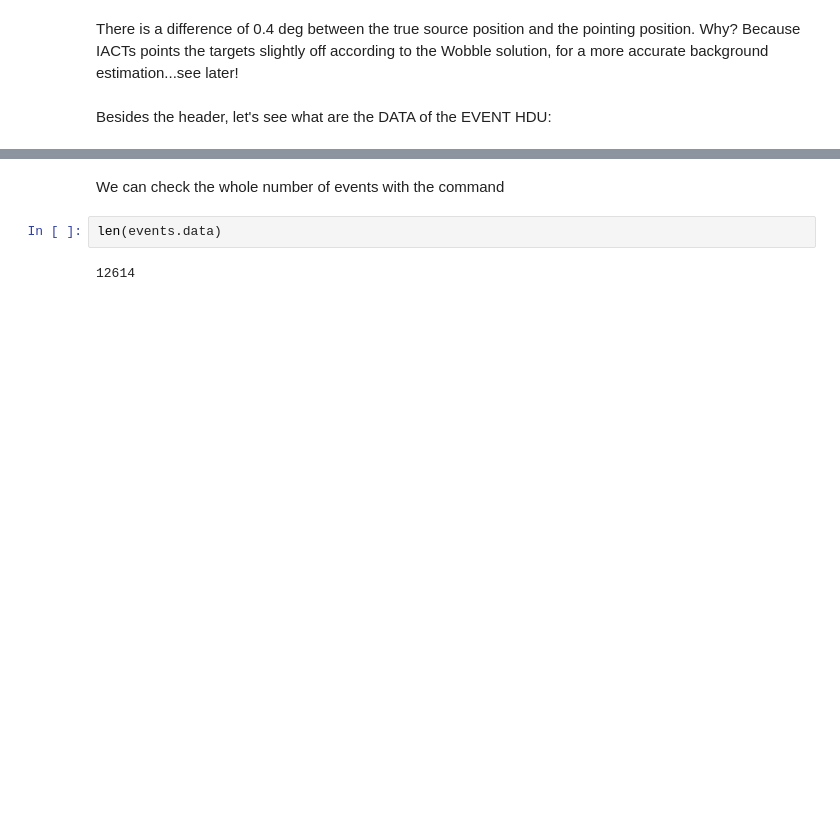
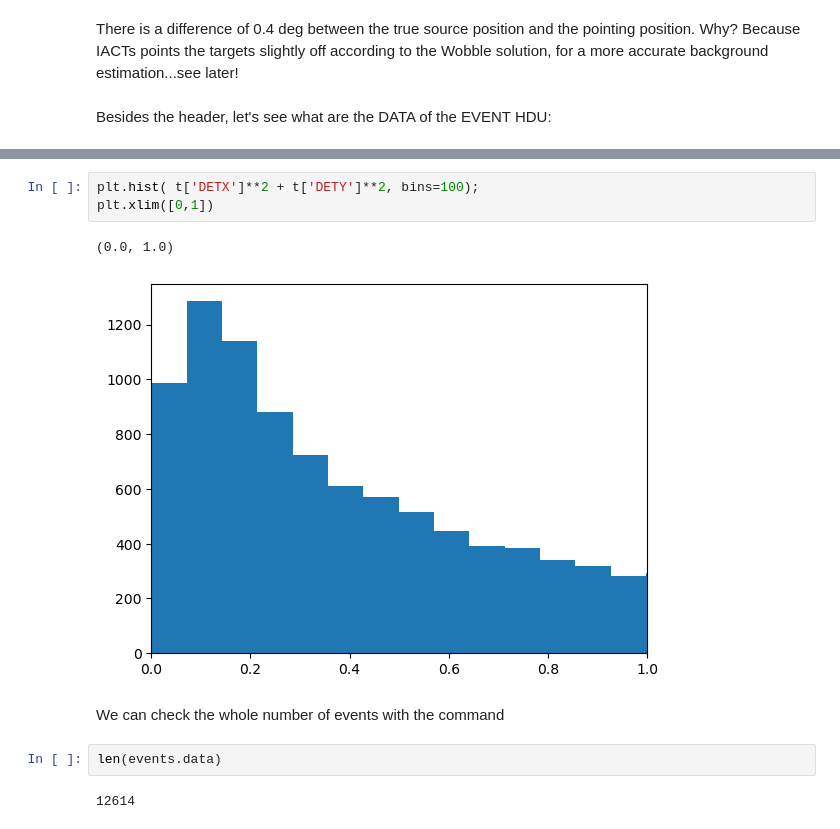
Before and after one commit to datacamp-astro/2022-arqus-bergen, a Jupyter notebook: hands_on/2_data_astro/astrodata_intro_astropy.ipynb, the cells around one changed output, grey strips where cells are left out. Cells and saved outputs as stored; diff of their text form; blank space fills up the shorter version.

```diff
--- a/hands_on/2_data_astro/astrodata_intro_astropy.ipynb
+++ b/hands_on/2_data_astro/astrodata_intro_astropy.ipynb
@@ -252,3 +302,9 @@ Table length=12614
+# %%
+plt.hist( t['DETX']**2 + t['DETY']**2, bins=100);
+plt.xlim([0,1])
+# %% [output]
+(0.0, 1.0)
+[figure, added]
 # %% [markdown]
 We can check the whole number of events with the command
 # %%
```
Also changed, not shown: parts of 12 cells of this notebook.
